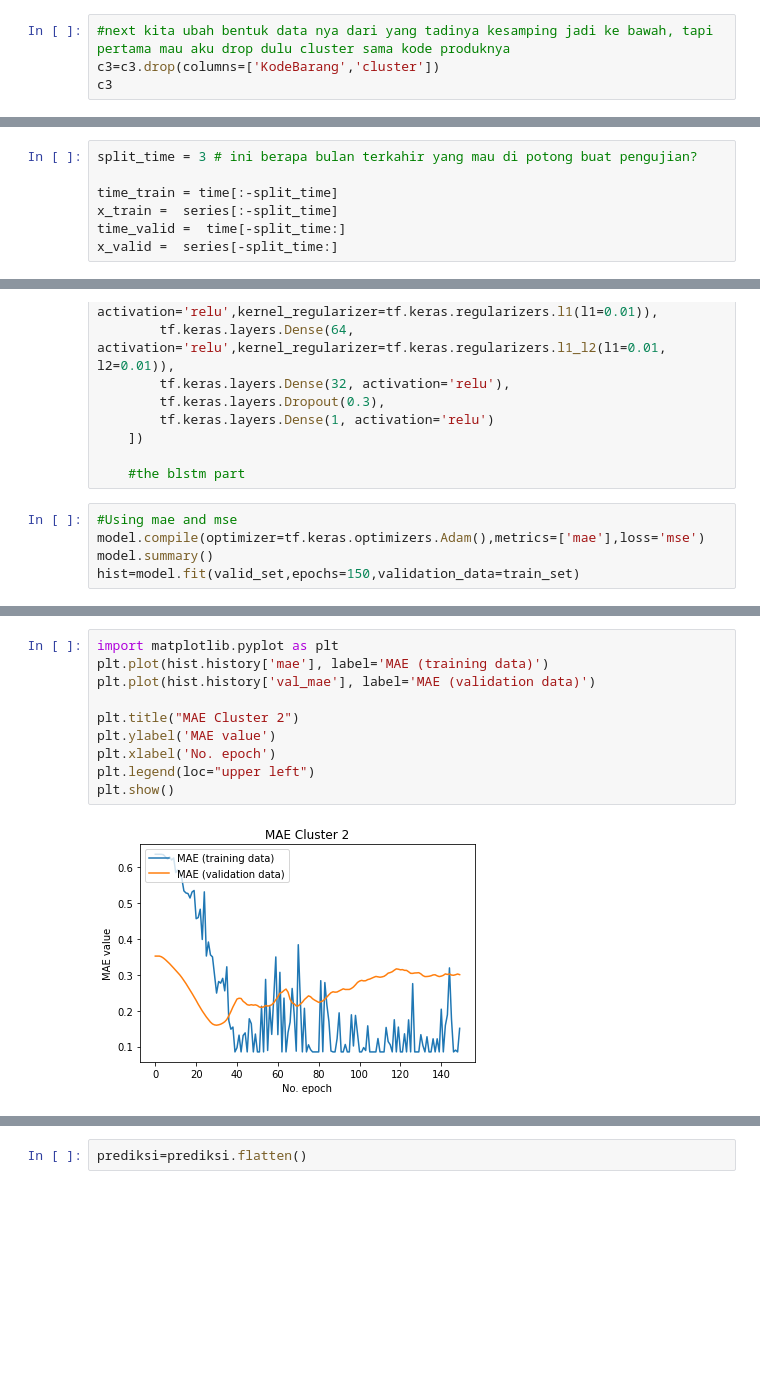
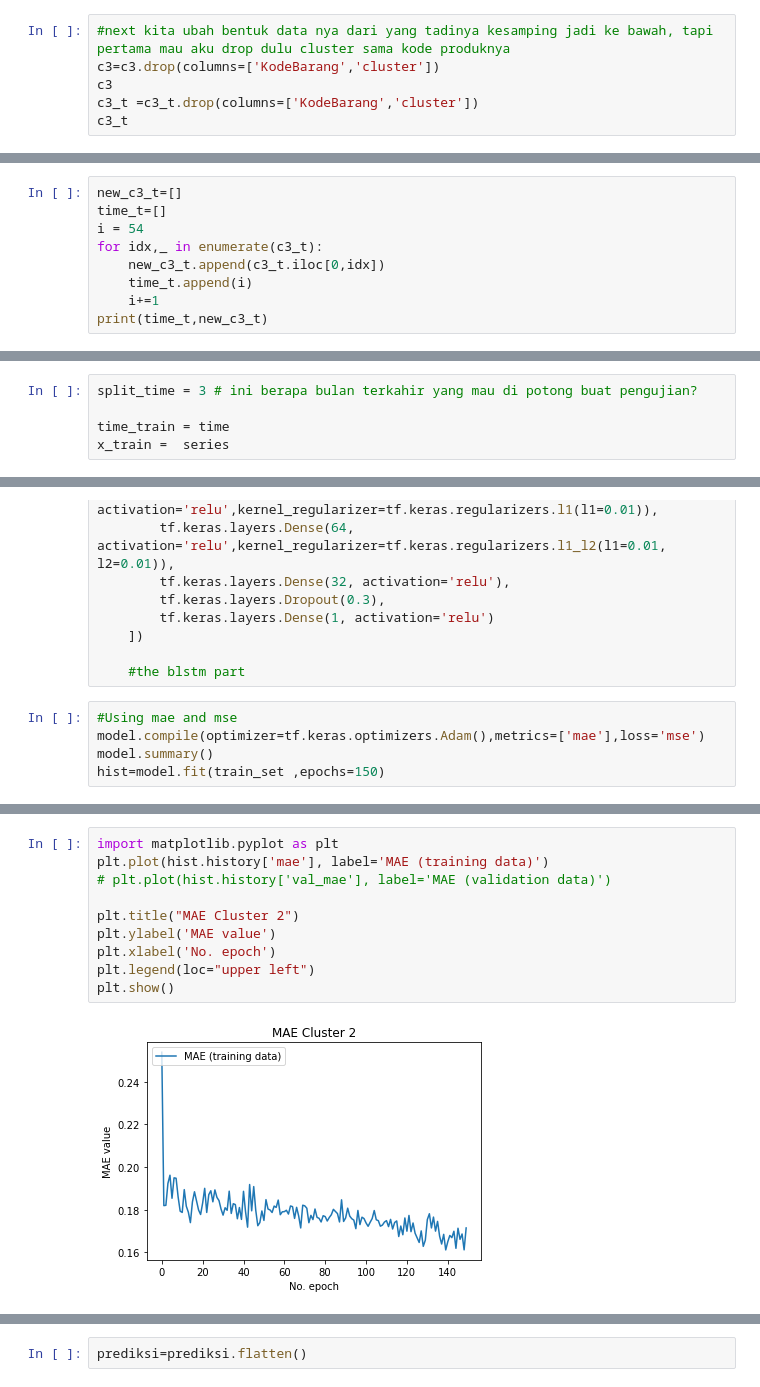
Before and after one commit to IritaSee/product_performance_blstm, a Jupyter notebook: per_cluster_new_dataset.ipynb, the cells around one changed output, grey strips where cells are left out. Cells and saved outputs as stored; diff of their text form; blank space fills up the shorter version.

```diff
--- a/per_cluster_new_dataset.ipynb
+++ b/per_cluster_new_dataset.ipynb
@@ -69,4 +129,6 @@ def windowed_dataset(series, window_size, batch_size, shuffle_buffer):
 #next kita ubah bentuk data nya dari yang tadinya kesamping jadi ke bawah, tapi pertama mau aku drop dulu cluster sama kode produknya
 c3=c3.drop(columns=['KodeBarang','cluster'])
 c3
+c3_t =c3_t.drop(columns=['KodeBarang','cluster'])
+c3_t
 # %% [output]
@@ -83,3 +143,12 @@ for idx,_ in enumerate(c3):
 print(time,new_c3)
 # %% [output]
 [0, 1, 2, 3, 4, 5, 6, 7, 8, 9, 10, 11, 12, 13, 14, 15, 16, 17, 18, 19, 20, 21, 22, 23, 24, 25, 26, 27, 28, 29, 30, 31, 32, 33, 34, 35, 36, 37, 38, 39, 40, 41, 42, 43, 44, 45, 46, 47, 48, 49, 50, 51, 5 ...
+# %%
+new_c3_t=[]
+time_t=[]
+i = 54
+for idx,_ in enumerate(c3_t):
+    new_c3_t.append(c3_t.iloc[0,idx])
+    time_t.append(i)
+    i+=1
+print(time_t,new_c3_t)
@@ -305,7 +422,5 @@ array([0.64191071, 0.26837708, 0.82969027, 0.01333446, 0.47404844,
 # %%
 split_time = 3 # ini berapa bulan terkahir yang mau di potong buat pengujian?
 
-time_train = time[:-split_time]
-x_train =  series[:-split_time]
-time_valid =  time[-split_time:]
-x_valid =  series[-split_time:]
+time_train = time
+x_train =  series
@@ -342,5 +453,5 @@ model = tf.keras.Sequential([
 #Using mae and mse
 model.compile(optimizer=tf.keras.optimizers.Adam(),metrics=['mae'],loss='mse')
 model.summary()
-hist=model.fit(valid_set,epochs=150,validation_data=train_set)
+hist=model.fit(train_set ,epochs=150)
 # %% [output]
@@ -364,14 +475,14 @@ Epoch 150/150
 # %%
 import matplotlib.pyplot as plt
 plt.plot(hist.history['mae'], label='MAE (training data)')
-plt.plot(hist.history['val_mae'], label='MAE (validation data)')
+# plt.plot(hist.history['val_mae'], label='MAE (validation data)')
 
 plt.title("MAE Cluster 2")
 plt.ylabel('MAE value')
 plt.xlabel('No. epoch')
 plt.legend(loc="upper left")
 plt.show()
 # %% [output]
-[figure, old version]
+[figure, new version]
 # %%
 plt.plot(hist.history['loss'], label='loss (training data)')
```
Also changed, not shown: parts of 83 cells of this notebook, 16 other files.
